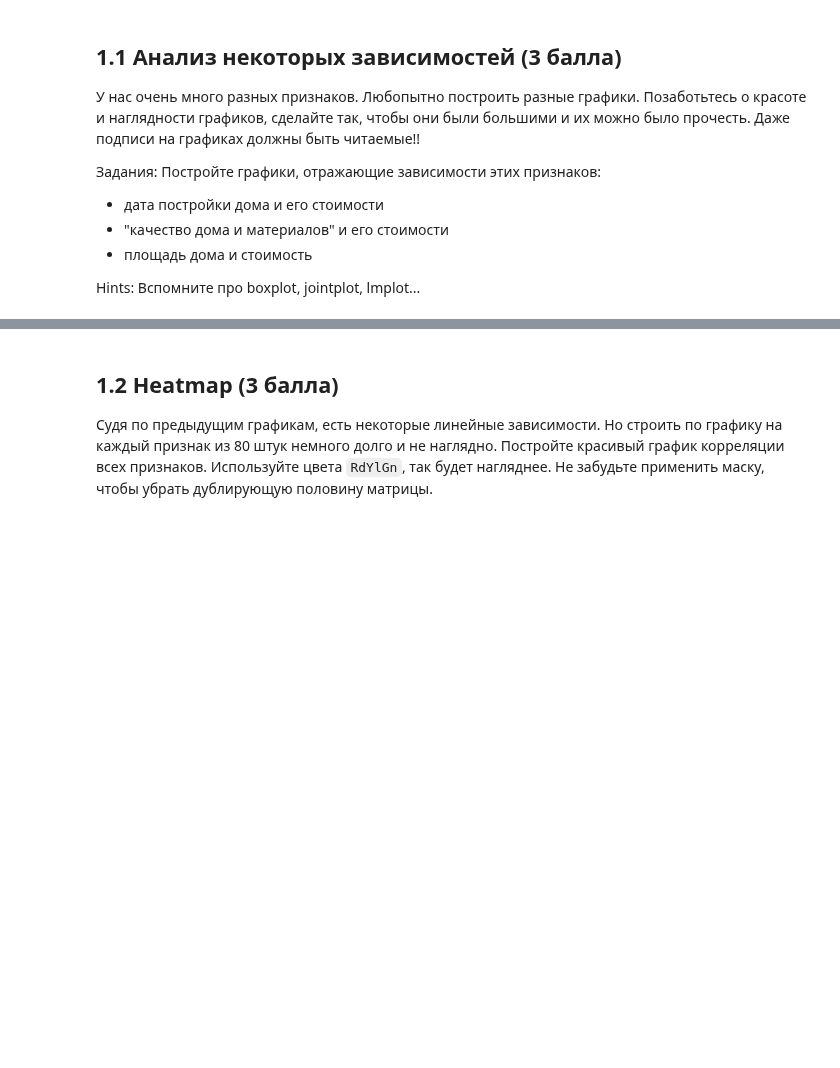
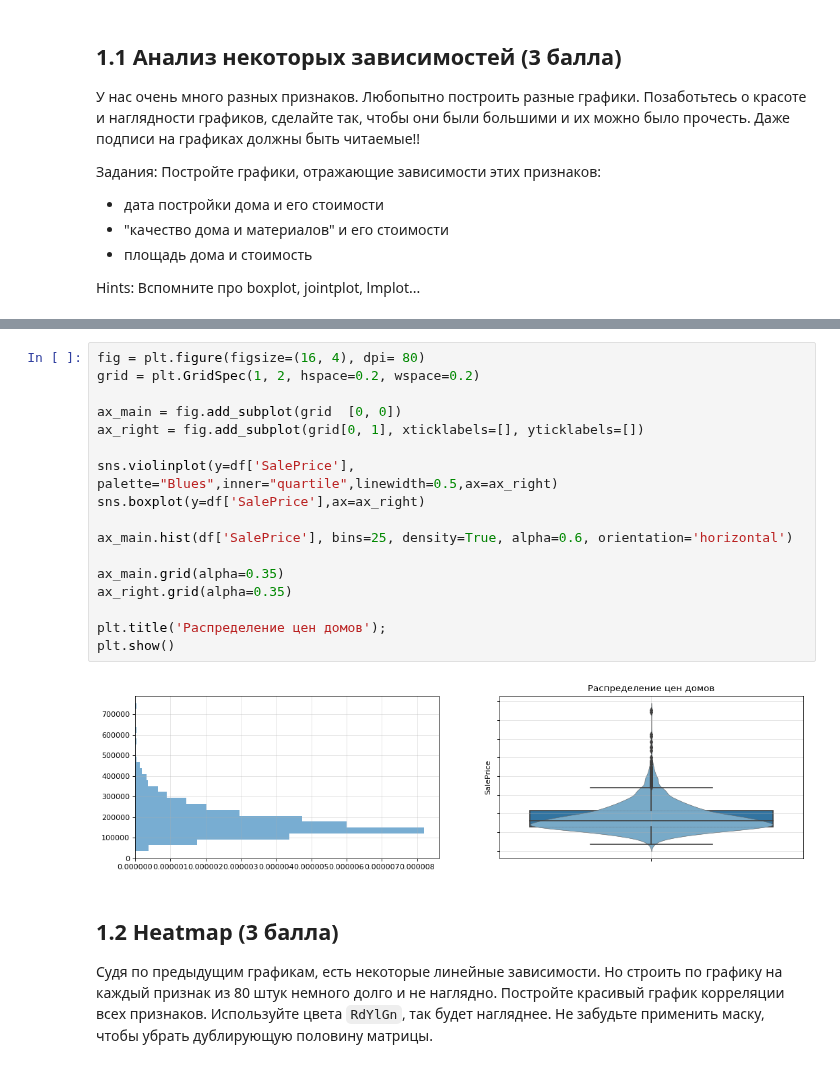
Before and after one commit to D7nis/Course-ML-Classic, a Jupyter notebook: Practice/4. Линейная регрессия/04-linear-regression_DDA.ipynb, the cells around one changed output, grey strips where cells are left out. Saved outputs shown, nothing was run; the diff lists cells and outputs as text; blank space fills up the shorter version.

```diff
--- a/Practice/4. Линейная регрессия/04-linear-regression_DDA.ipynb
+++ b/Practice/4. Линейная регрессия/04-linear-regression_DDA.ipynb
@@ -178,3 +272,22 @@ Hints: Вспомните про boxplot, jointplot, lmplot...
+# %%
+fig = plt.figure(figsize=(16, 4), dpi= 80)
+grid = plt.GridSpec(1, 2, hspace=0.2, wspace=0.2)
+
+ax_main = fig.add_subplot(grid  [0, 0])
+ax_right = fig.add_subplot(grid[0, 1], xticklabels=[], yticklabels=[])
+
+sns.violinplot(y=df['SalePrice'], palette="Blues",inner="quartile",linewidth=0.5,ax=ax_right)
+sns.boxplot(y=df['SalePrice'],ax=ax_right)
+
+ax_main.hist(df['SalePrice'], bins=25, density=True, alpha=0.6, orientation='horizontal')
+
+ax_main.grid(alpha=0.35)
+ax_right.grid(alpha=0.35)
+
+plt.title('Распределение цен домов');
+plt.show()
+# %% [output]
+[figure, added]
 # %% [markdown]
 ## 1.2 Heatmap (3 балла)
 
```
Also changed, not shown: parts of 12 cells of this notebook.
